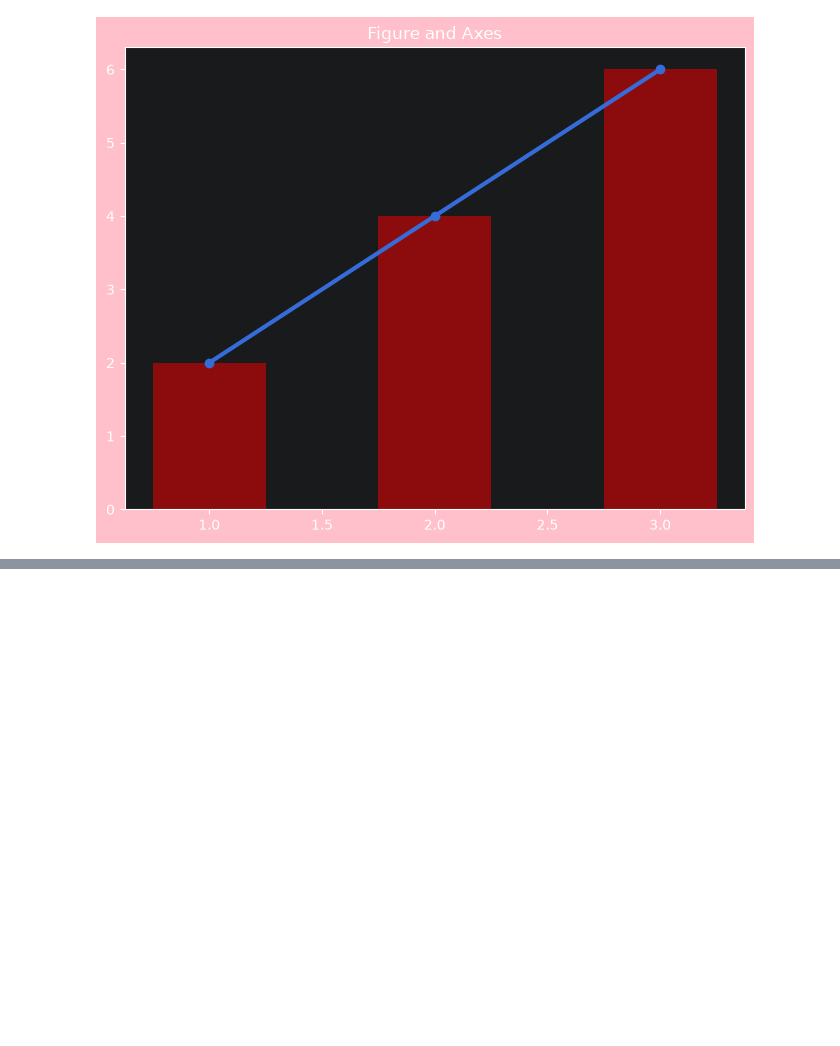
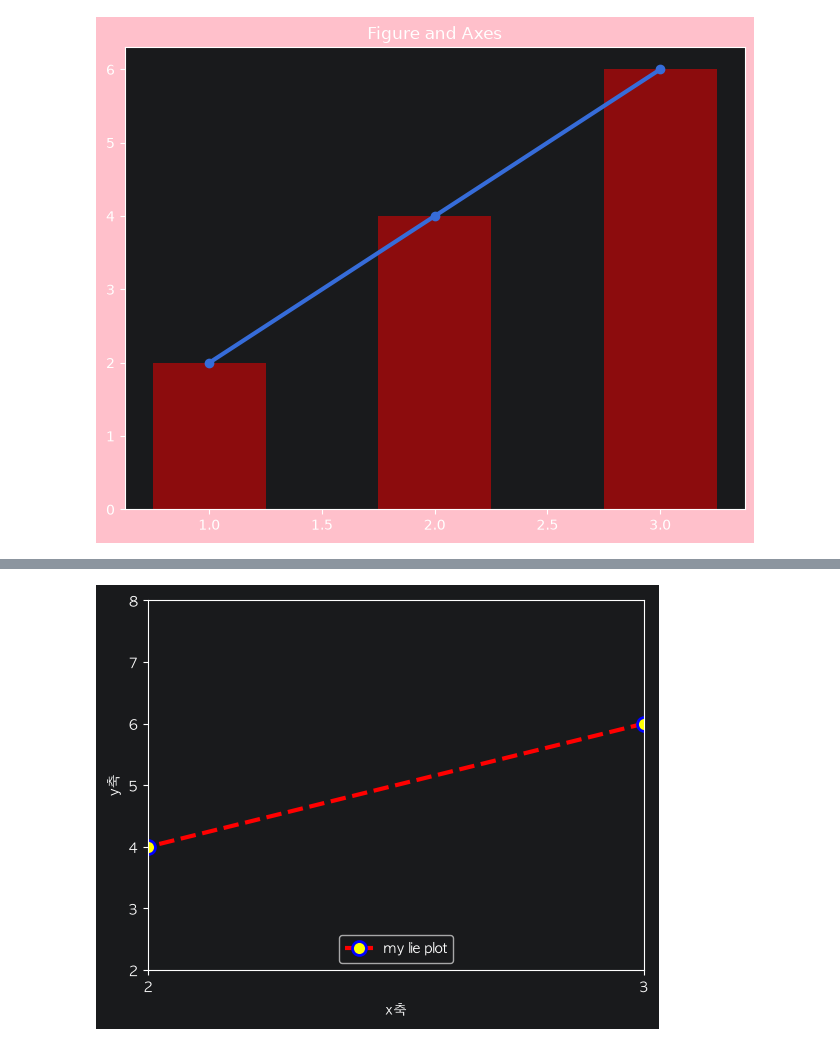
Before and after one commit to RabbitTasteDog-PRO/05_data_analysis, a Jupyter notebook: 03_data_visualization/01_matplotlib.ipynb, the cells around one changed output, grey strips where cells are left out. Cells and saved outputs as stored; diff of their text form; code cells hidden in the pictures; blank space fills up the shorter version.

```diff
--- a/03_data_visualization/01_matplotlib.ipynb
+++ b/03_data_visualization/01_matplotlib.ipynb
@@ -102,0 +184,36 @@ plt.show()
+# %%
+# 선 글프 생성 + 선 꾸미기
+plt.plot(
+    X, Y,
+    color='red',
+    # linestyle='--',
+    linestyle='dashed',
+    linewidth=3,
+    marker='o',
+    markersize=10,
+    markerfacecolor='yellow',
+    markeredgecolor='blue',
+    markeredgewidth=2,
+    label='my lie plot'
+    # alpha=0.5
+)
+
+# 축 이름 설정
+plt.xlabel('x축')
+plt.ylabel('y축')
+
+# plt.xtics() : x축 눈금 위치 라벨 설정
+# plt.xticks([1,2,3], ['a','b','c'])
+plt.xticks([1, 2, 3])
+
+# plt.yticks() : y축 눈금 위치/라벨 설정
+plt.yticks(ticks=range(0, 11))
+# plt.xlim, plt.ylim() : x축,y축 표시제한 범위
+plt.xlim(2, 3)
+plt.ylim(2, 8)
+
+plt.legend(loc='lower center')
+
+plt.show()
+# %% [output]
+[figure, added]
```
Also changed, not shown: parts of 9 cells of this notebook, 3 other files.
